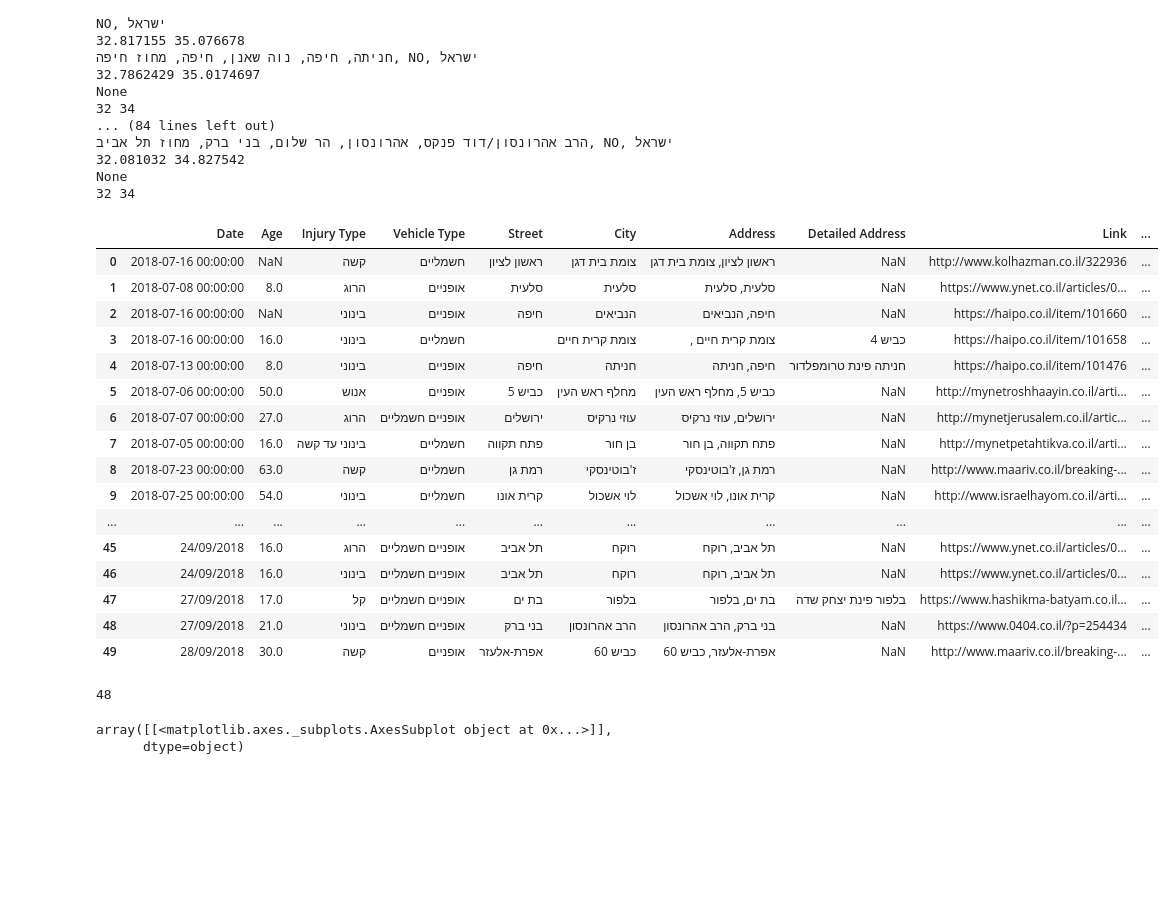
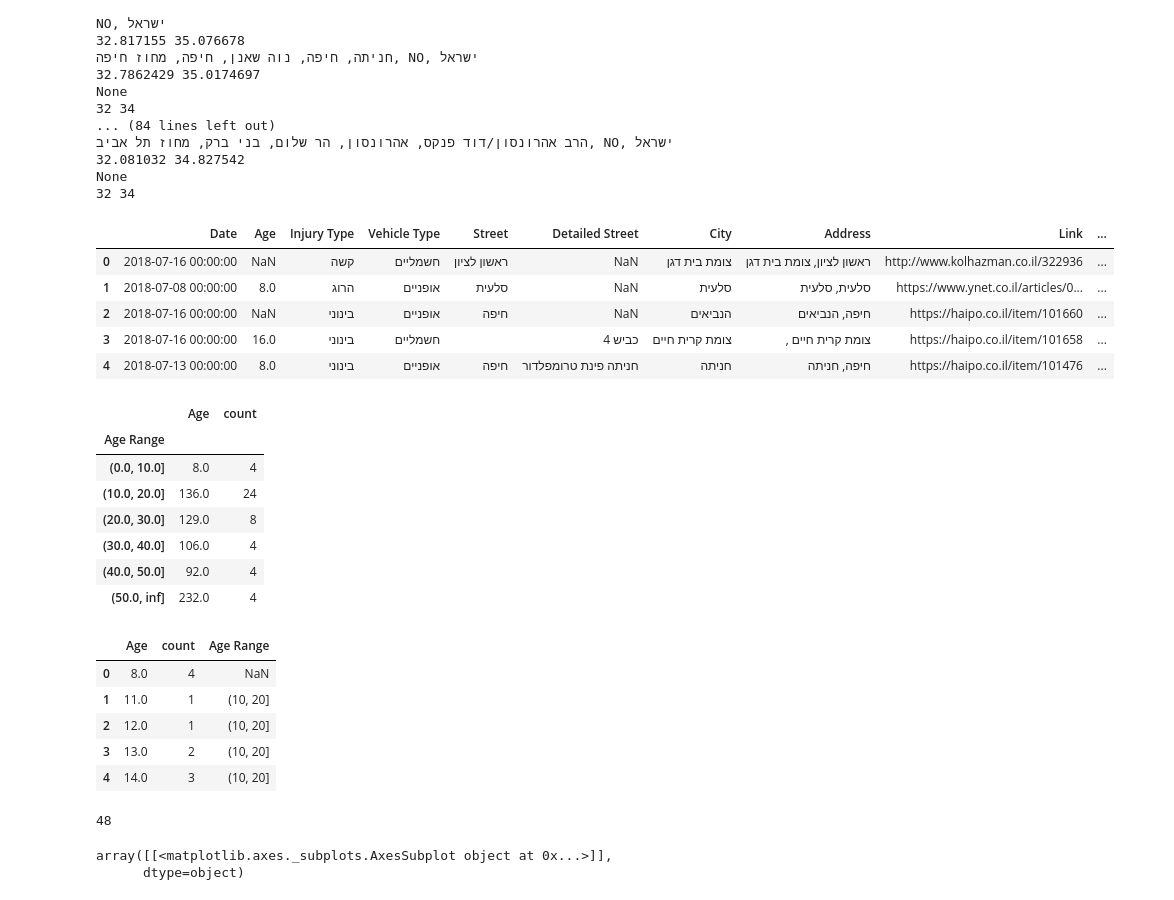
Before and after one commit to est987/BikeAccidentMapper, a Jupyter notebook: Bike Accidents Mapper.ipynb, the cells around one changed output. Drawn from its saved outputs; the diff is of its cells as text; code cells hidden in the pictures; blank space fills up the shorter version.

```diff
--- a/Bike Accidents Mapper.ipynb
+++ b/Bike Accidents Mapper.ipynb
@@ -37,6 +37,14 @@ data = {"Date" : df['תאריך'],
         "long" : ""
       }
 df2 = pd.DataFrame.from_dict(data)
+df2['Age Range'] = pd.cut(df2.Age, [0,10,20,30,40,50,60,100],
+                          labels=['Under 10', '11 to 20', '21 to 30','30 to 40',
+                                  '40 to 50','50 to 60','Over 60'])
+# %%
+## Add category Unknown and replace null with unknown
+#df2['Age Range'].cat.add_categories('Unknown')
+df2['Age Range'].cat.categories
+df2['Age Range'] = df2['Age Range'].fillna("Unknown")
 # %%
 df2.head()
 # %% [output]
@@ -125,33 +123,42 @@ df2['location'] = locations
 df2['lat'] = latitudes
 df2['long'] = longitudes
 # %%
-df2
+df2.head()
 # %% [output]
-|  | Date | Age | Injury Type | Vehicle Type | Street | City | Address | Detailed Address | Link | ... |
-| 0 | 2018-07-16 00:00:00 | NaN | קשה | חשמליים | ראשון לציון | צומת בית דגן | ראשון לציון, צומת בית דגן | NaN | http://www.kolhazman.co.il/322936 | ... |
-| 1 | 2018-07-08 00:00:00 | 8.0 | הרוג | אופניים | סלעית | סלעית | סלעית, סלעית | NaN | https://www.ynet.co.il/articles/0... | ... |
-| 2 | 2018-07-16 00:00:00 | NaN | בינוני | אופניים | חיפה | הנביאים | חיפה, הנביאים | NaN | https://haipo.co.il/item/101660 | ... |
-| 3 | 2018-07-16 00:00:00 | 16.0 | בינוני | חשמליים |  | צומת קרית חיים | , צומת קרית חיים | כביש 4 | https://haipo.co.il/item/101658 | ... |
-| 4 | 2018-07-13 00:00:00 | 8.0 | בינוני | אופניים | חיפה | חניתה | חיפה, חניתה | חניתה פינת טרומפלדור | https://haipo.co.il/item/101476 | ... |
-| 5 | 2018-07-06 00:00:00 | 50.0 | אנוש | אופניים | כביש 5 | מחלף ראש העין | כביש 5, מחלף ראש העין | NaN | http://mynetroshhaayin.co.il/arti... | ... |
-| 6 | 2018-07-07 00:00:00 | 27.0 | הרוג | אופניים חשמליים | ירושלים | עוזי נרקיס | ירושלים, עוזי נרקיס | NaN | http://mynetjerusalem.co.il/artic... | ... |
-| 7 | 2018-07-05 00:00:00 | 16.0 | בינוני עד קשה | חשמליים | פתח תקווה | בן חור | פתח תקווה, בן חור | NaN | http://mynetpetahtikva.co.il/arti... | ... |
-| 8 | 2018-07-23 00:00:00 | 63.0 | קשה | חשמליים | רמת גן | ז'בוטינסקי | רמת גן, ז'בוטינסקי | NaN | http://www.maariv.co.il/breaking-... | ... |
-| 9 | 2018-07-25 00:00:00 | 54.0 | בינוני | חשמליים | קרית אונו | לוי אשכול | קרית אונו, לוי אשכול | NaN | http://www.israelhayom.co.il/arti... | ... |
-| ... | ... | ... | ... | ... | ... | ... | ... | ... | ... | ... |
-| 45 | 24/09/2018 | 16.0 | הרוג | אופניים חשמליים | תל אביב | רוקח | תל אביב, רוקח | NaN | https://www.ynet.co.il/articles/0... | ... |
-| 46 | 24/09/2018 | 16.0 | בינוני | אופניים חשמליים | תל אביב | רוקח | תל אביב, רוקח | NaN | https://www.ynet.co.il/articles/0... | ... |
-| 47 | 27/09/2018 | 17.0 | קל | אופניים חשמליים | בת ים | בלפור | בת ים, בלפור | בלפור פינת יצחק שדה | https://www.hashikma-batyam.co.il... | ... |
-| 48 | 27/09/2018 | 21.0 | בינוני | אופניים חשמליים | בני ברק | הרב אהרונסון | בני ברק, הרב אהרונסון | NaN | https://www.0404.co.il/?p=254434 | ... |
-| 49 | 28/09/2018 | 30.0 | קשה | אופניים | אפרת-אלעזר | כביש 60 | אפרת-אלעזר, כביש 60 | NaN | http://www.maariv.co.il/breaking-... | ... |
+|  | Date | Age | Injury Type | Vehicle Type | Street | Detailed Street | City | Address | Link | ... |
+| 0 | 2018-07-16 00:00:00 | NaN | קשה | חשמליים | ראשון לציון | NaN | צומת בית דגן | ראשון לציון, צומת בית דגן | http://www.kolhazman.co.il/322936 | ... |
+| 1 | 2018-07-08 00:00:00 | 8.0 | הרוג | אופניים | סלעית | NaN | סלעית | סלעית, סלעית | https://www.ynet.co.il/articles/0... | ... |
+| 2 | 2018-07-16 00:00:00 | NaN | בינוני | אופניים | חיפה | NaN | הנביאים | חיפה, הנביאים | https://haipo.co.il/item/101660 | ... |
+| 3 | 2018-07-16 00:00:00 | 16.0 | בינוני | חשמליים |  | כביש 4 | צומת קרית חיים | , צומת קרית חיים | https://haipo.co.il/item/101658 | ... |
+| 4 | 2018-07-13 00:00:00 | 8.0 | בינוני | אופניים | חיפה | חניתה פינת טרומפלדור | חניתה | חיפה, חניתה | https://haipo.co.il/item/101476 | ... |
 # %%
 df2_eng = df2
 # %%
 df2_eng = df2_eng.replace({'Injury Type' : {'הרוג':'Death', 'קל':'Minor', 'בינוני':'Moderate', 'בינוני עד קשה':'Serious', 'בינוני-קשה':'Serious','קשה':'Severe','אנוש':'Critical'}})
+# %%
+accidentByAgeRange = accidentByAge.groupby('Age Range').sum()
+accidentByAgeRange
+# %% [output]
+|  | Age | count |
+| Age Range |  |  |
+| (0.0, 10.0] | 8.0 | 4 |
+| (10.0, 20.0] | 136.0 | 24 |
+| (20.0, 30.0] | 129.0 | 8 |
+| (30.0, 40.0] | 106.0 | 4 |
+| (40.0, 50.0] | 92.0 | 4 |
+| (50.0, inf] | 232.0 | 4 |
+# %%
+accidentByAge.head()
+# %% [output]
+|  | Age | count | Age Range |
+| 0 | 8.0 | 4 | NaN |
+| 1 | 11.0 | 1 | (10, 20] |
+| 2 | 12.0 | 1 | (10, 20] |
+| 3 | 13.0 | 2 | (10, 20] |
+| 4 | 14.0 | 3 | (10, 20] |
 # %%
 accidentByAge = df2.groupby('Age').size().reset_index(name='count')
+accidentByAge['count'].sum()
+# %% [output]
+48
-# %%
-accidentByAge['count'].sum()
-# %% [output]
-48
 # %%
```
Also changed, not shown: parts of 12 cells of this notebook.
